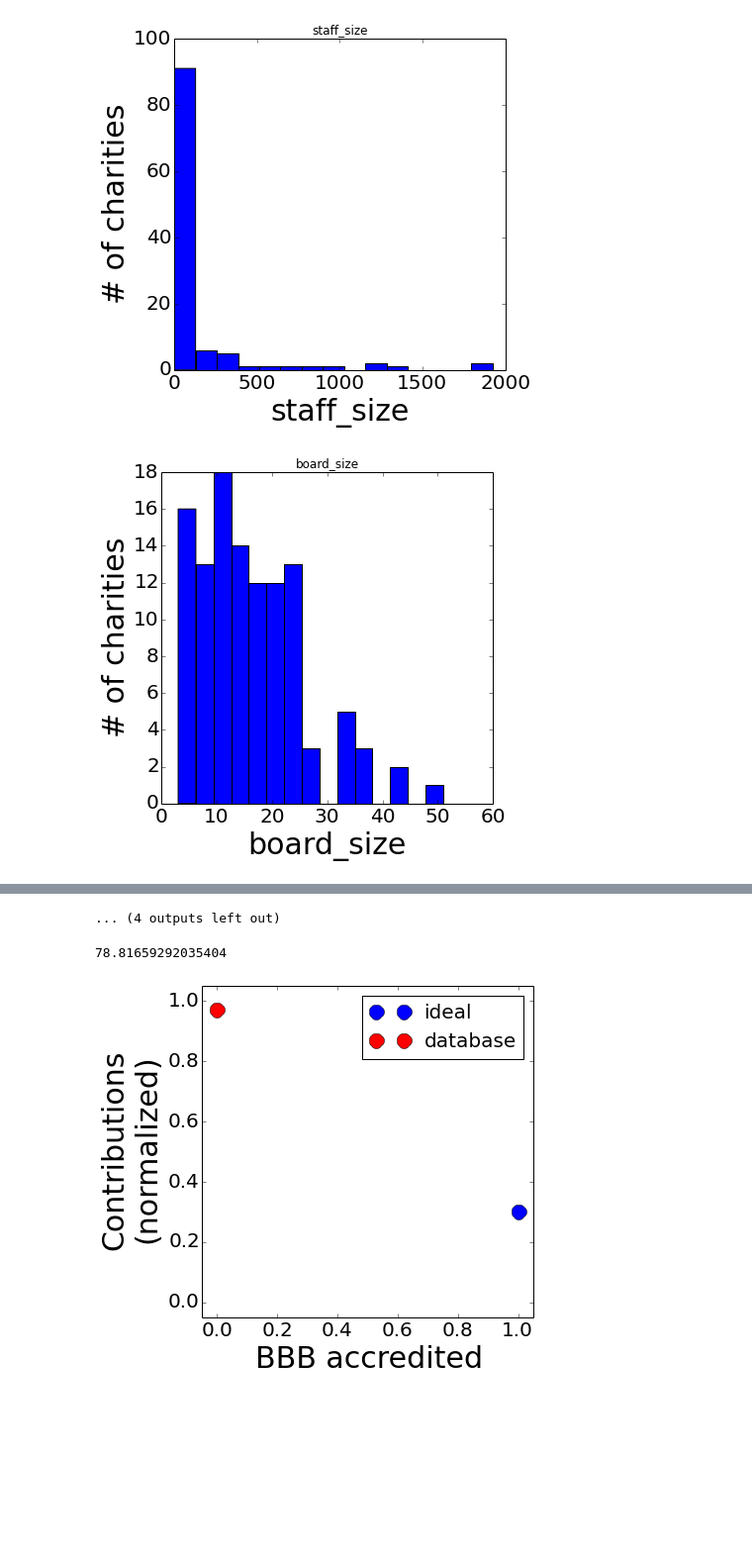
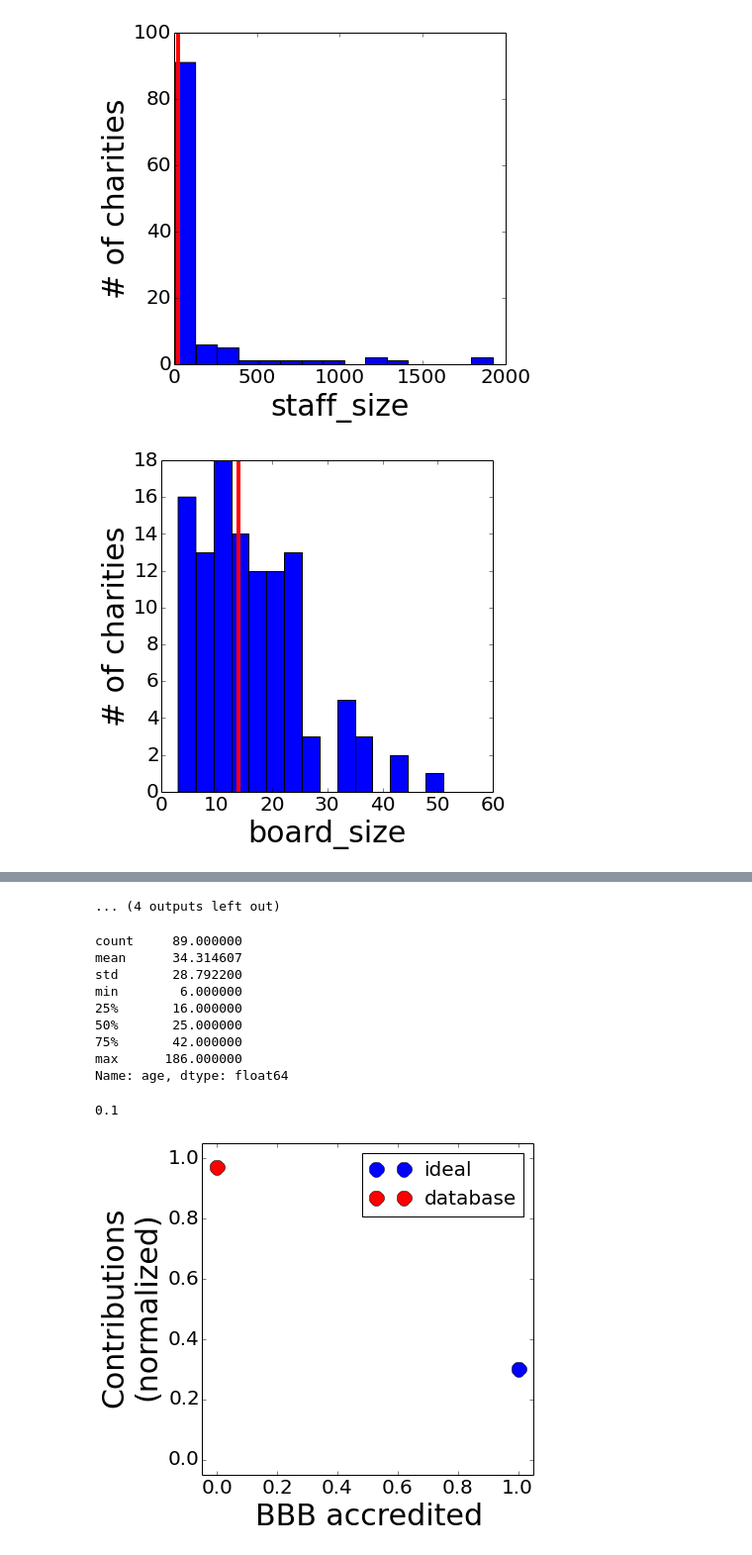
Before and after one commit to kdsimmons/InsightProject, a Jupyter notebook: make_graphs.ipynb, the cells around one changed output, grey strips where cells are left out. Shown at 99% size. Saved outputs shown, nothing was run; the diff lists cells and outputs as text; code cells hidden in the pictures; blank space fills up the shorter version.

```diff
--- a/make_graphs.ipynb
+++ b/make_graphs.ipynb
@@ -48,11 +48,15 @@ for col in feature_names:
     # Make histograms of each feature
     mask = combined_panda[col].apply(lambda x: x > -1)
     series = combined_panda[mask==1][col]
+    md = series.median()
     series = series[:,np.newaxis]
     plt.figure(figsize=[6,6]);
     plt.hist(series, bins=15)
-    plt.title(col)
+#     plt.title(col)
 
+    # Plot median for reference
+    yl = plt.ylim()
+    plt.plot([md, md], yl, 'r-', linewidth=4)
     plt.xticks(fontsize=20);
     plt.yticks(fontsize=20);
     plt.xlabel(col, fontsize=30);
@@ -70,2 +74,2 @@ for col in feature_names:
-[figure, old version]
+[figure, new version]
-[figure, old version]
+[figure, new version]
@@ -73,8 +77,20 @@ for col in feature_names:
 ... (4 outputs left out)
-# %%
-combined_panda['cn_overall'].mean()
-# %% [output]
-78.81659292035404
+# %%
+combined_panda['age'].describe()
+# %% [output]
+count     89.000000
+mean      34.314607
+std       28.792200
+min        6.000000
+25%       16.000000
+50%       25.000000
+75%       42.000000
+max      186.000000
+Name: age, dtype: float64
+# %%
+(24.-6.)/180.
+# %% [output]
+0.1
 # %%
 plt.figure(figsize=[6,6]);
 plt.plot([1.], [.3], 'o', markersize=15, color='b');
```
Also changed, not shown: parts of 4 cells of this notebook, 28 other files.
